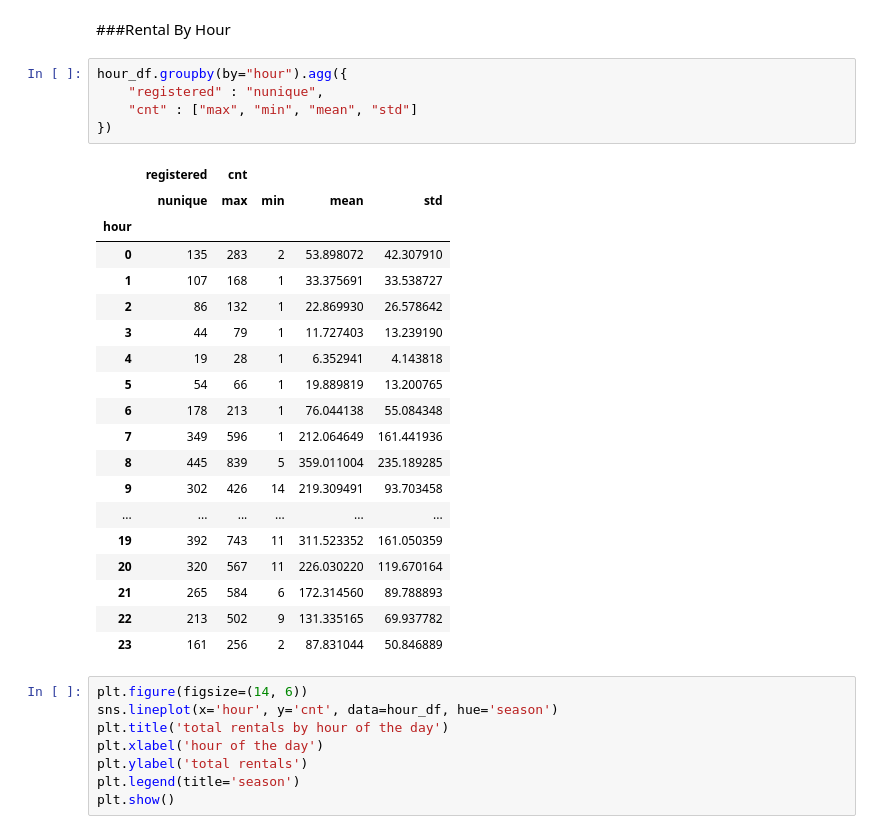
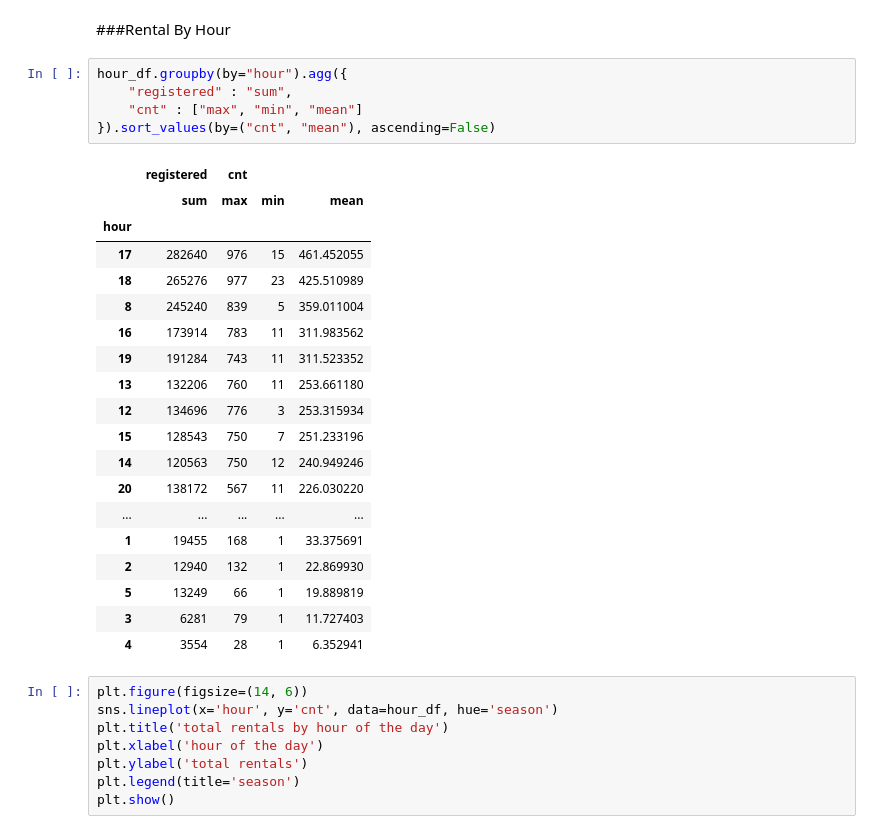
Before and after one commit to noahvlone/Projek-Analisis-Data-dengan-Python, a Jupyter notebook: Bike_Sharing_Analysis.ipynb, the cells around one changed output. Drawn from its saved outputs; the diff is of its cells as text.

```diff
--- a/Bike_Sharing_Analysis.ipynb
+++ b/Bike_Sharing_Analysis.ipynb
@@ -348,29 +336,29 @@ Passing `palette` without assigning `hue` is deprecated and will be removed in v
 ###Rental By Hour
 # %%
 hour_df.groupby(by="hour").agg({
-    "registered" : "nunique",
-    "cnt" : ["max", "min", "mean", "std"]
-})
+    "registered" : "sum",
+    "cnt" : ["max", "min", "mean"]
+}).sort_values(by=("cnt", "mean"), ascending=False)
 # %% [output]
-|  | registered | cnt |  |  |  |
-|  | nunique | max | min | mean | std |
-| hour |  |  |  |  |  |
-| 0 | 135 | 283 | 2 | 53.898072 | 42.307910 |
-| 1 | 107 | 168 | 1 | 33.375691 | 33.538727 |
-| 2 | 86 | 132 | 1 | 22.869930 | 26.578642 |
-| 3 | 44 | 79 | 1 | 11.727403 | 13.239190 |
-| 4 | 19 | 28 | 1 | 6.352941 | 4.143818 |
-| 5 | 54 | 66 | 1 | 19.889819 | 13.200765 |
-| 6 | 178 | 213 | 1 | 76.044138 | 55.084348 |
-| 7 | 349 | 596 | 1 | 212.064649 | 161.441936 |
-| 8 | 445 | 839 | 5 | 359.011004 | 235.189285 |
-| 9 | 302 | 426 | 14 | 219.309491 | 93.703458 |
-| ... | ... | ... | ... | ... | ... |
-| 19 | 392 | 743 | 11 | 311.523352 | 161.050359 |
-| 20 | 320 | 567 | 11 | 226.030220 | 119.670164 |
-| 21 | 265 | 584 | 6 | 172.314560 | 89.788893 |
-| 22 | 213 | 502 | 9 | 131.335165 | 69.937782 |
-| 23 | 161 | 256 | 2 | 87.831044 | 50.846889 |
+|  | registered | cnt |  |  |
+|  | sum | max | min | mean |
+| hour |  |  |  |  |
+| 17 | 282640 | 976 | 15 | 461.452055 |
+| 18 | 265276 | 977 | 23 | 425.510989 |
+| 8 | 245240 | 839 | 5 | 359.011004 |
+| 16 | 173914 | 783 | 11 | 311.983562 |
+| 19 | 191284 | 743 | 11 | 311.523352 |
+| 13 | 132206 | 760 | 11 | 253.661180 |
+| 12 | 134696 | 776 | 3 | 253.315934 |
+| 15 | 128543 | 750 | 7 | 251.233196 |
+| 14 | 120563 | 750 | 12 | 240.949246 |
+| 20 | 138172 | 567 | 11 | 226.030220 |
+| ... | ... | ... | ... | ... |
+| 1 | 19455 | 168 | 1 | 33.375691 |
+| 2 | 12940 | 132 | 1 | 22.869930 |
+| 5 | 13249 | 66 | 1 | 19.889819 |
+| 3 | 6281 | 79 | 1 | 11.727403 |
+| 4 | 3554 | 28 | 1 | 6.352941 |
 # %%
 plt.figure(figsize=(14, 6))
 sns.lineplot(x='hour', y='cnt', data=hour_df, hue='season')
```
Also changed, not shown: parts of 32 cells of this notebook.
